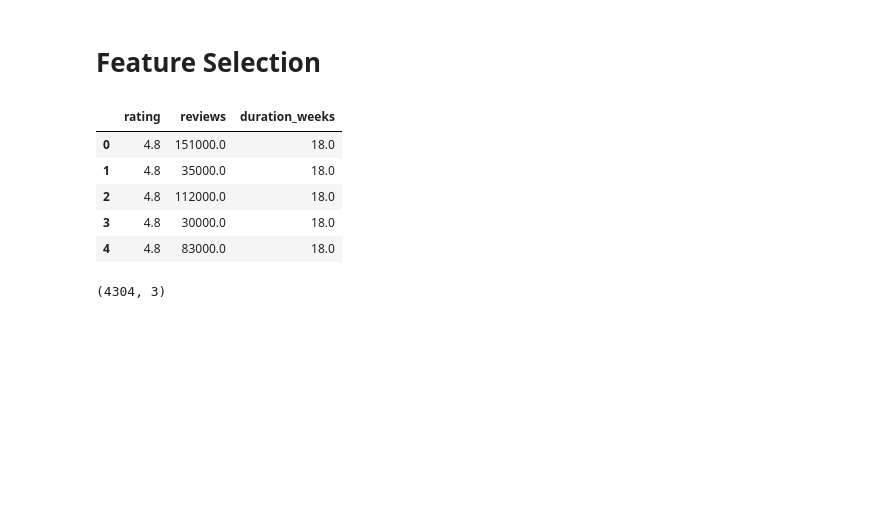
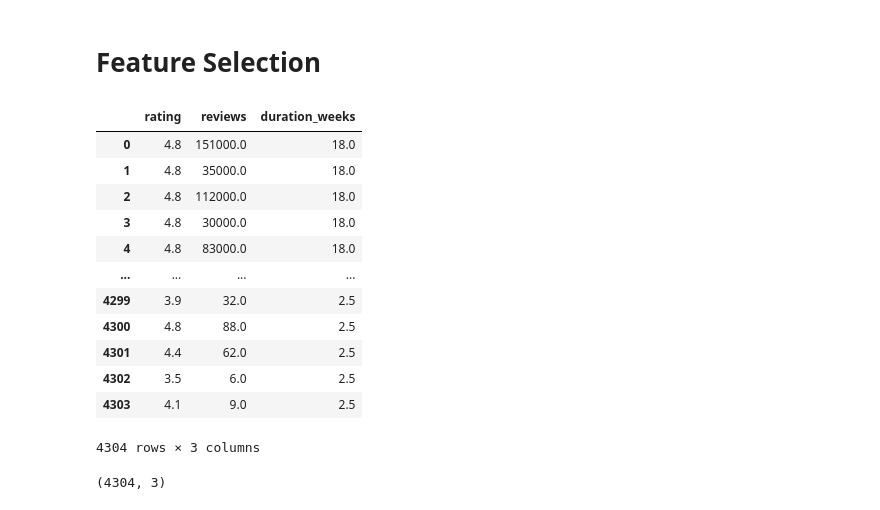
Before and after one commit to SalmanGassem/Usecase-8-Project-5, a Jupyter notebook: Project_5_ML_K-means.ipynb, the cells around one changed output. Drawn from its saved outputs; the diff is of its cells as text; code cells hidden in the pictures; blank space fills up the shorter version.

```diff
--- a/Project_5_ML_K-means.ipynb
+++ b/Project_5_ML_K-means.ipynb
@@ -86,16 +86,26 @@ df.head()
 # %%
 numerical_features = df.select_dtypes(include=['number']).columns
 # %%
-selected_columns = ['rating', 'reviews', 'duration_weeks']
-data_clean = df[selected_columns].dropna()
-data_clean.head()
+selected_columns = [
+    'rating',
+    'reviews',
+    'duration_weeks']
+data_clean = df[selected_columns]
+data_clean
 # %% [output]
 |  | rating | reviews | duration_weeks |
 | 0 | 4.8 | 151000.0 | 18.0 |
 | 1 | 4.8 | 35000.0 | 18.0 |
 | 2 | 4.8 | 112000.0 | 18.0 |
 | 3 | 4.8 | 30000.0 | 18.0 |
 | 4 | 4.8 | 83000.0 | 18.0 |
+| ... | ... | ... | ... |
+| 4299 | 3.9 | 32.0 | 2.5 |
+| 4300 | 4.8 | 88.0 | 2.5 |
+| 4301 | 4.4 | 62.0 | 2.5 |
+| 4302 | 3.5 | 6.0 | 2.5 |
+| 4303 | 4.1 | 9.0 | 2.5 |
+4304 rows × 3 columns
 # %%
 data_clean.shape
 # %% [output]
```
Also changed, not shown: parts of 3 cells of this notebook, 2 other files.
